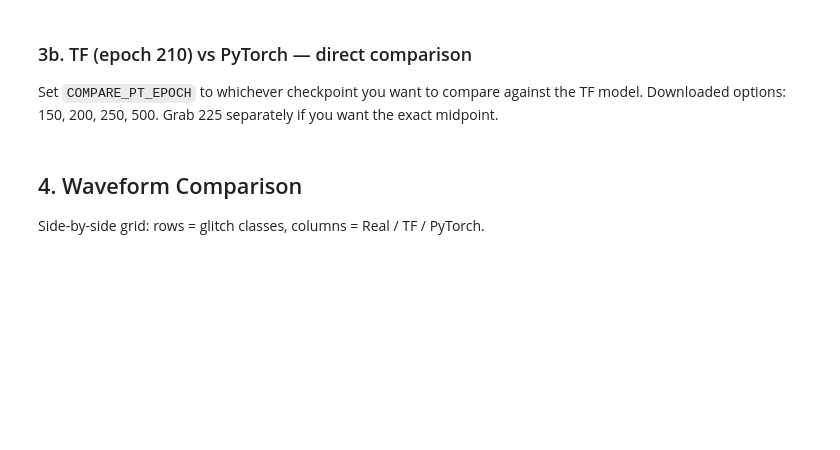
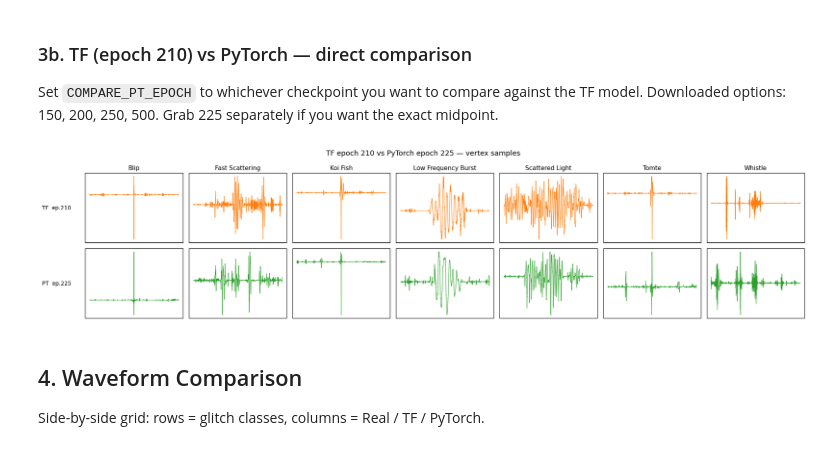
Before and after one commit to tomdooney95/glitchgan, a Jupyter notebook: umap_gspy_cdvgan.ipynb, the cells around one changed output. Saved outputs shown, nothing was run; the diff lists cells and outputs as text; code cells hidden in the pictures; blank space fills up the shorter version.

```diff
--- a/umap_gspy_cdvgan.ipynb
+++ b/umap_gspy_cdvgan.ipynb
@@ -107,11 +141,20 @@ if TF_AVAILABLE:
     import tensorflow as tf
 
     num_examples = NUM_CLASSES * SAMPLES_PER_CLASS
-    noise_tf = tf.random.normal(shape=(num_examples, NOISE_DIM))
-    class_vectors_tf = np.repeat(np.eye(NUM_CLASSES), SAMPLES_PER_CLASS, axis=0)
+    noise_all       = np.random.randn(num_examples, NOISE_DIM).astype("float32")
+    class_all       = np.repeat(np.eye(NUM_CLASSES, dtype="float32"), SAMPLES_PER_CLASS, axis=0)
 
-    X_fake_tf = tf_generator.predict([noise_tf, class_vectors_tf], batch_size=256)
-    y_fake_tf  = np.repeat(LABEL_ORDER, SAMPLES_PER_CLASS)
+    # Call the model directly in one shot (no per-step Python overhead from predict())
+    @tf.function
+    def generate_batch(noise, labels):
+        return tf_generator([noise, labels], training=False)
+
+    CHUNK = 2048
+    chunks = []
+    for i in range(0, num_examples, CHUNK):
+        chunks.append(generate_batch(noise_all[i:i+CHUNK], class_all[i:i+CHUNK]).numpy())
+    X_fake_tf = np.concatenate(chunks, axis=0)
+    y_fake_tf = np.repeat(LABEL_ORDER, SAMPLES_PER_CLASS)
 
     print(f"TF generated  : {X_fake_tf.shape}  ({SAMPLES_PER_CLASS} per class)")
 else:
@@ -216,7 +271,7 @@ plt.show()
 Set `COMPARE_PT_EPOCH` to whichever checkpoint you want to compare against the TF model.
 Downloaded options: 150, 200, 250, 500. Grab 225 separately if you want the exact midpoint.
 # %%
-COMPARE_PT_EPOCH = 250   # ← change to 200, 225, etc.
+COMPARE_PT_EPOCH = 225   # ← change to 200, 225, etc.
 
 ckpt_compare = PYTORCH_WEIGHTS_DIR / f"generator_{COMPARE_PT_EPOCH}.pt"
 gen_compare = Generator(noise_dim=NOISE_DIM, num_classes=NUM_CLASSES)
@@ -230,36 +285,37 @@ with torch.no_grad():
 
 # Generate one TF vertex sample per class
 if TF_AVAILABLE:
-    import tensorflow as tf
-    noise_tf_v   = tf.random.normal(shape=(NUM_CLASSES, NOISE_DIM))
-    signals_tf_v = tf_generator.predict([noise_tf_v, np.eye(NUM_CLASSES)], verbose=0)
+    noise_tf_v   = np.random.randn(NUM_CLASSES, NOISE_DIM).astype("float32")
+    signals_tf_v = tf_generator.predict([noise_tf_v, np.eye(NUM_CLASSES, dtype="float32")], verbose=0)
 else:
     signals_tf_v = None
 
 # ── Plot: TF row on top, PyTorch row below ────────────────────────────────────
 fig, axes = plt.subplots(2, NUM_CLASSES, figsize=(2.8 * NUM_CLASSES, 4.5))
 
 rows = [
     (signals_tf_v,        "TF  ep.210", "C1"),
     (signals_pt_compare,  f"PT  ep.{COMPARE_PT_EPOCH}", "C2"),
 ]
 for row_idx, (signals, label, color) in enumerate(rows):
     if signals is None:
         for ax in axes[row_idx]: ax.axis("off")
         continue
     for col, (sig, lbl) in enumerate(zip(signals, LABEL_ORDER)):
         ax = axes[row_idx, col]
         ax.plot(sig, lw=0.8, color=color)
         ax.set_xticks([]); ax.set_yticks([])
         if row_idx == 0:
             ax.set_title(lbl.replace("_", " "), fontsize=11)
         if col == 0:
             ax.set_ylabel(label, fontsize=10, rotation=0, labelpad=52, va="center")
 
 plt.suptitle(f"TF epoch 210 vs PyTorch epoch {COMPARE_PT_EPOCH} — vertex samples", fontsize=13)
 plt.tight_layout()
 plt.savefig(PLOTS_DIR / f"tf_vs_pt_ep{COMPARE_PT_EPOCH}.pdf", bbox_inches="tight")
 plt.show()
+# %% [output]
+[figure, added]
 # %% [markdown]
 ## 4. Waveform Comparison
 
```
Also changed, not shown: parts of 35 cells of this notebook, 2 other files.
